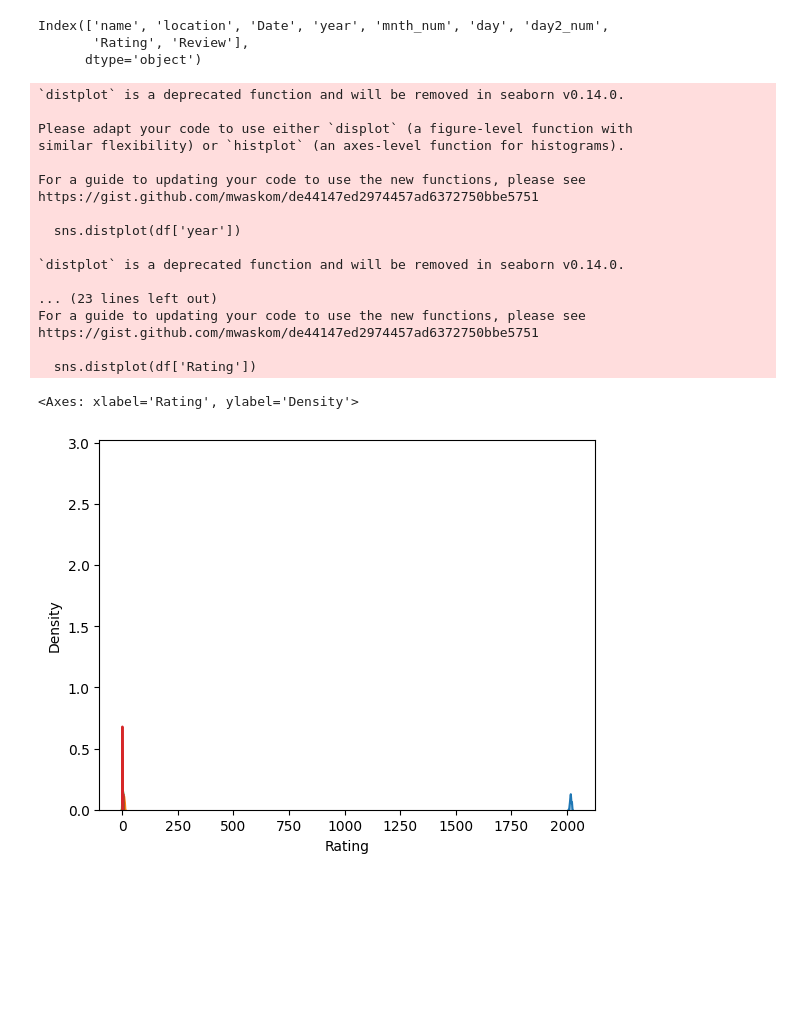
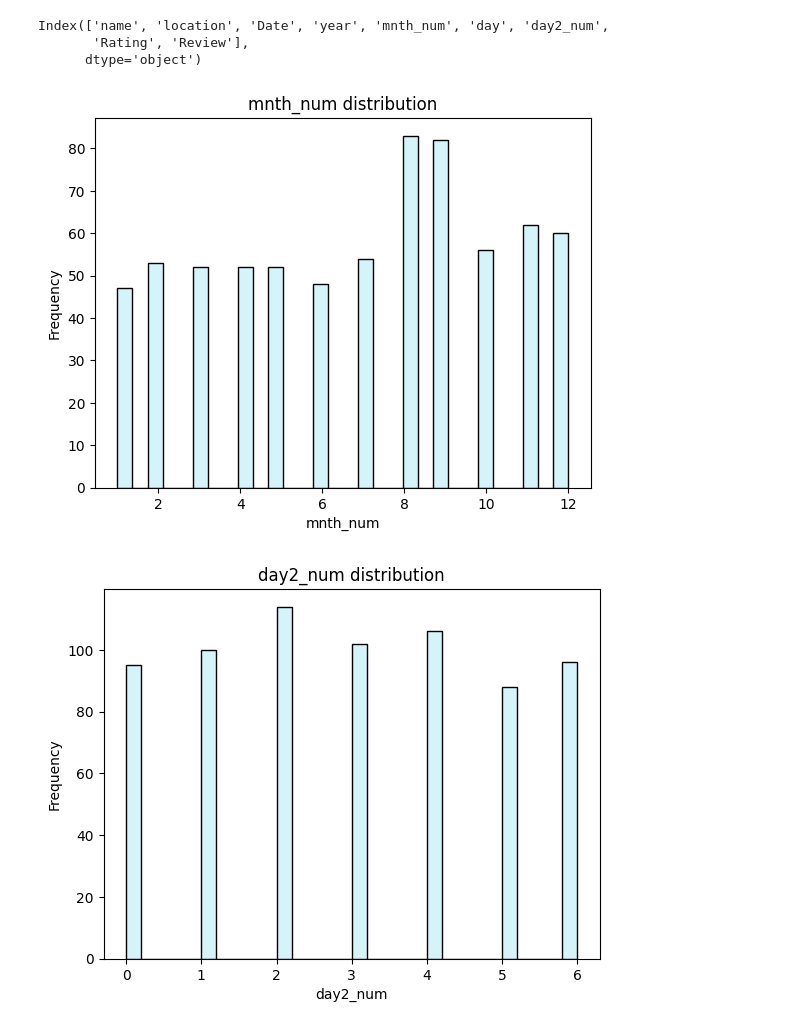
Before and after one commit to rich-hyun/Kuggle_9th_team_SAMTARBUCKS, a Jupyter notebook: 분류_프로젝트.ipynb, the cells around one changed output. Cells and saved outputs as stored; diff of their text form; code cells hidden in the pictures; blank space fills up the shorter version.

```diff
--- a/분류_프로젝트.ipynb
+++ b/분류_프로젝트.ipynb
@@ -58,7 +58,7 @@ df['day2_num'] = df['day2'].map(day_to_num)
 df = df[['name', 'location', 'Date', 'year', 'mnth_num', 'day', 'day2_num', 'Rating', 'Review']]
 
 # 'Rating' 또는 'Review'가 NaN인 행을 제거
-df_cleaned = df.dropna(subset=['Rating', 'Review'], inplace = True)
+df.dropna(subset=['Rating', 'Review'], inplace = True)
 
 df.head()
 # %% [output]
@@ -201,28 +205,21 @@ df.columns
 Index(['name', 'location', 'Date', 'year', 'mnth_num', 'day', 'day2_num',
        'Rating', 'Review'],
       dtype='object')
-# %%
-sns.distplot(df['year'])
-sns.distplot(df['mnth_num'])
-sns.distplot(df['day2_num'])
-sns.distplot(df['Rating'])
-# %% [output]
-`distplot` is a deprecated function and will be removed in seaborn v0.14.0.
-
-Please adapt your code to use either `displot` (a figure-level function with
-similar flexibility) or `histplot` (an axes-level function for histograms).
-
-For a guide to updating your code to use the new functions, please see
-https://gist.github.com/mwaskom/de44147ed2974457ad6372750bbe5751
-
-  sns.distplot(df['year'])
-
-`distplot` is a deprecated function and will be removed in seaborn v0.14.0.
-
-... (23 lines left out)
-For a guide to updating your code to use the new functions, please see
-https://gist.github.com/mwaskom/de44147ed2974457ad6372750bbe5751
-
-  sns.distplot(df['Rating'])
-<Axes: xlabel='Rating', ylabel='Density'>
-[figure, removed]
+# %%
+# mnth_num distribution
+plt.hist(df['mnth_num'], bins=30, color='#D4F4FA', edgecolor='black')
+plt.xlabel('mnth_num')
+plt.ylabel('Frequency')
+plt.title('mnth_num distribution')
+plt.show()
+# %% [output]
+[figure, added]
+# %%
+# day2_num distribution
+plt.hist(df['day2_num'], bins=30, color='#D4F4FA', edgecolor='black')
+plt.xlabel('day2_num')
+plt.ylabel('Frequency')
+plt.title('day2_num distribution')
+plt.show()
+# %% [output]
+[figure, added]
```
Also changed, not shown: parts of 4 cells of this notebook.
